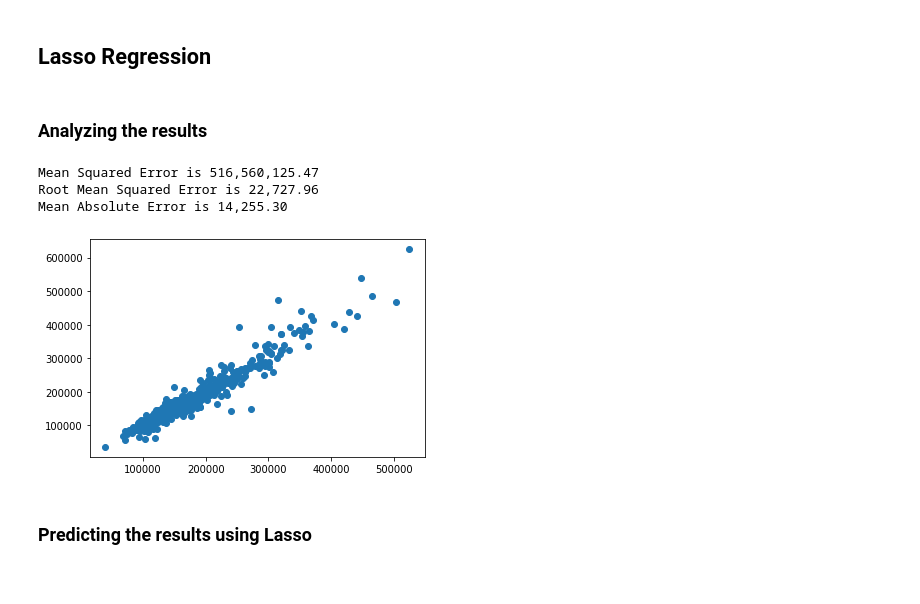
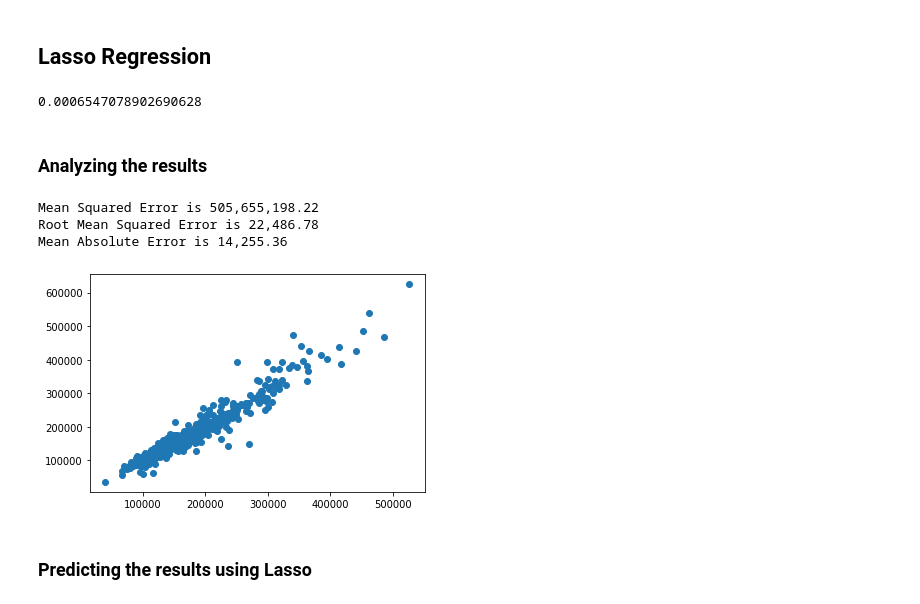
Before and after one commit to zdanielshi/data_science_LFZ, a Jupyter notebook: DS_0628_Kaggle_housing.ipynb, the cells around one changed output. Saved outputs shown, nothing was run; the diff lists cells and outputs as text; code cells hidden in the pictures.

```diff
--- a/DS_0628_Kaggle_housing.ipynb
+++ b/DS_0628_Kaggle_housing.ipynb
@@ -631,12 +664,10 @@ num_cols_to_scale
 # %% [markdown]
 ### Robust Scaler
 # %%
-#@title
-robust_scaler = RobustScaler().fit(x[num_cols_to_scale])
-x[num_cols_to_scale] = robust_scaler.transform(x[num_cols_to_scale])
+# robust_scaler = RobustScaler().fit(x[num_cols_to_scale])
+# x[num_cols_to_scale] = robust_scaler.transform(x[num_cols_to_scale])
 # %% [markdown]
 ### Standard Scaler
 # %%
-#@title
-# standard_scaler = StandardScaler().fit(x[num_cols_to_scale])
-# x[num_cols_to_scale] = standard_scaler.transform(x[num_cols_to_scale])
+standard_scaler = StandardScaler().fit(x[num_cols_to_scale])
+x[num_cols_to_scale] = standard_scaler.transform(x[num_cols_to_scale])
@@ -699,28 +728,34 @@ ytest2 (482,)
 ytest2_untrans = np.exp(ytest2)
 # %% [markdown]
 ## Lasso Regression
+# %%
+#Lasso alpha optimization
+
+model = LassoCV(cv=5, random_state=0, max_iter=10000)
+model.fit(xtrain2, ytrain2)
+model.alpha_
+# %% [output]
+0.0006547078902690628
 # %%
-#@title
-las = Lasso(alpha = 0.0004).fit(xtrain2, ytrain2)
+las = Lasso(alpha = model.alpha_).fit(xtrain2, ytrain2)
 ypred2_las = las.predict(xtest2)
 ypred2_las_untrans = np.exp(ypred2_las)
 # %% [markdown]
 ### Analyzing the results
 # %%
-#@title
-mse = mean_squared_error(ytest2_untrans, ypred2_las_untrans)
-rmse = np.sqrt(mse)
-mae = mean_absolute_error(ytest2_untrans, ypred2_las_untrans)
+las_mse = mean_squared_error(ytest2_untrans, ypred2_las_untrans)
+las_rmse = np.sqrt(las_mse)
+las_mae = mean_absolute_error(ytest2_untrans, ypred2_las_untrans)
 
 plt.scatter(ypred2_las_untrans, ytest2_untrans)
-print('Mean Squared Error is', '{:,.2f}'.format(mse))
-print('Root Mean Squared Error is', '{:,.2f}'.format(rmse))
-print('Mean Absolute Error is', '{:,.2f}'.format(mae))
+print('Mean Squared Error is', '{:,.2f}'.format(las_mse))
+print('Root Mean Squared Error is', '{:,.2f}'.format(las_rmse))
+print('Mean Absolute Error is', '{:,.2f}'.format(las_mae))
 # %% [output]
-Mean Squared Error is 516,560,125.47
-Root Mean Squared Error is 22,727.96
-Mean Absolute Error is 14,255.30
+Mean Squared Error is 505,655,198.22
+Root Mean Squared Error is 22,486.78
+Mean Absolute Error is 14,255.36
-[figure, old version]
+[figure, new version]
 # %% [markdown]
 ### Predicting the results using Lasso
 # %%
```
Also changed, not shown: parts of 118 cells of this notebook.
